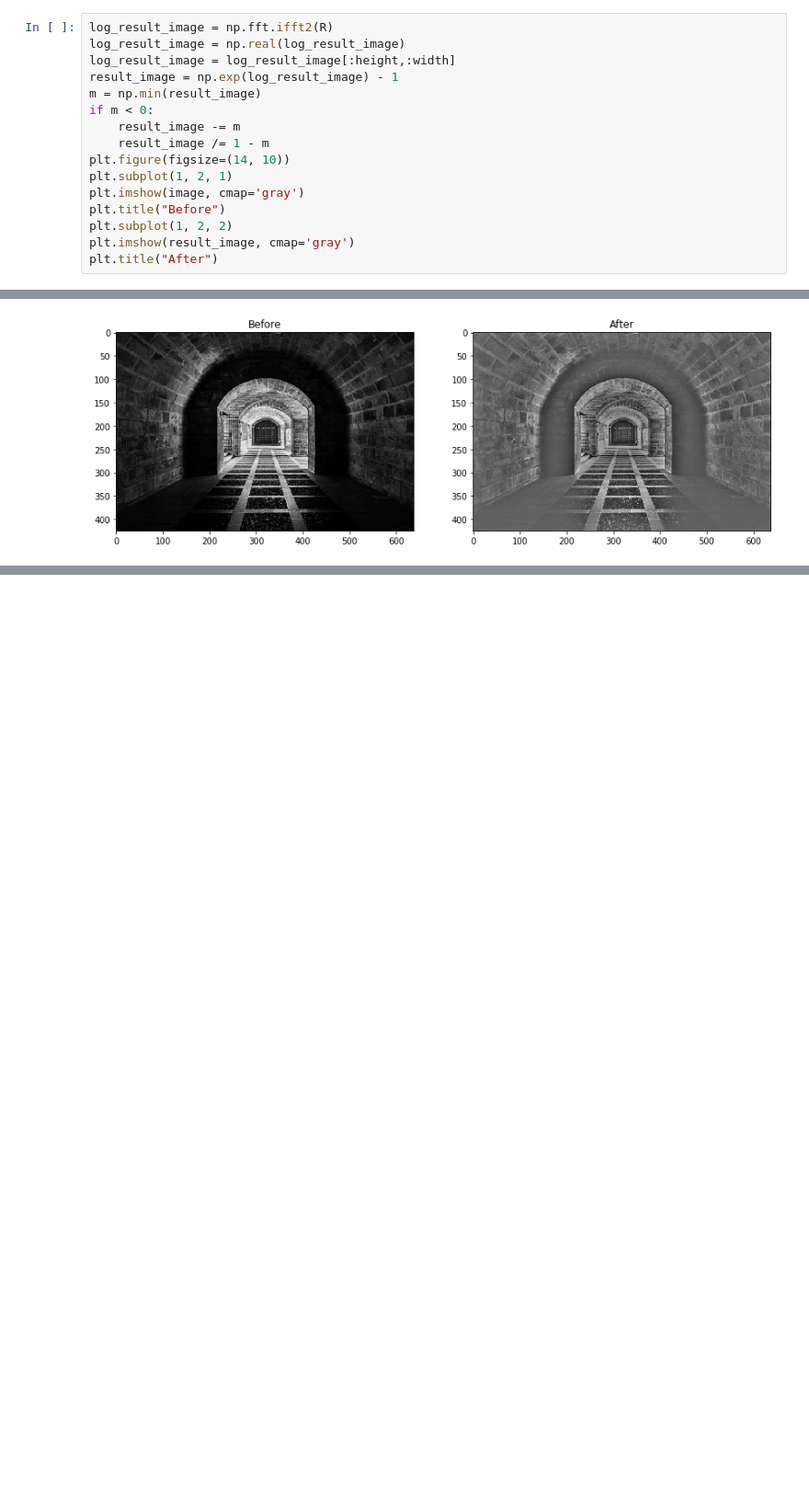
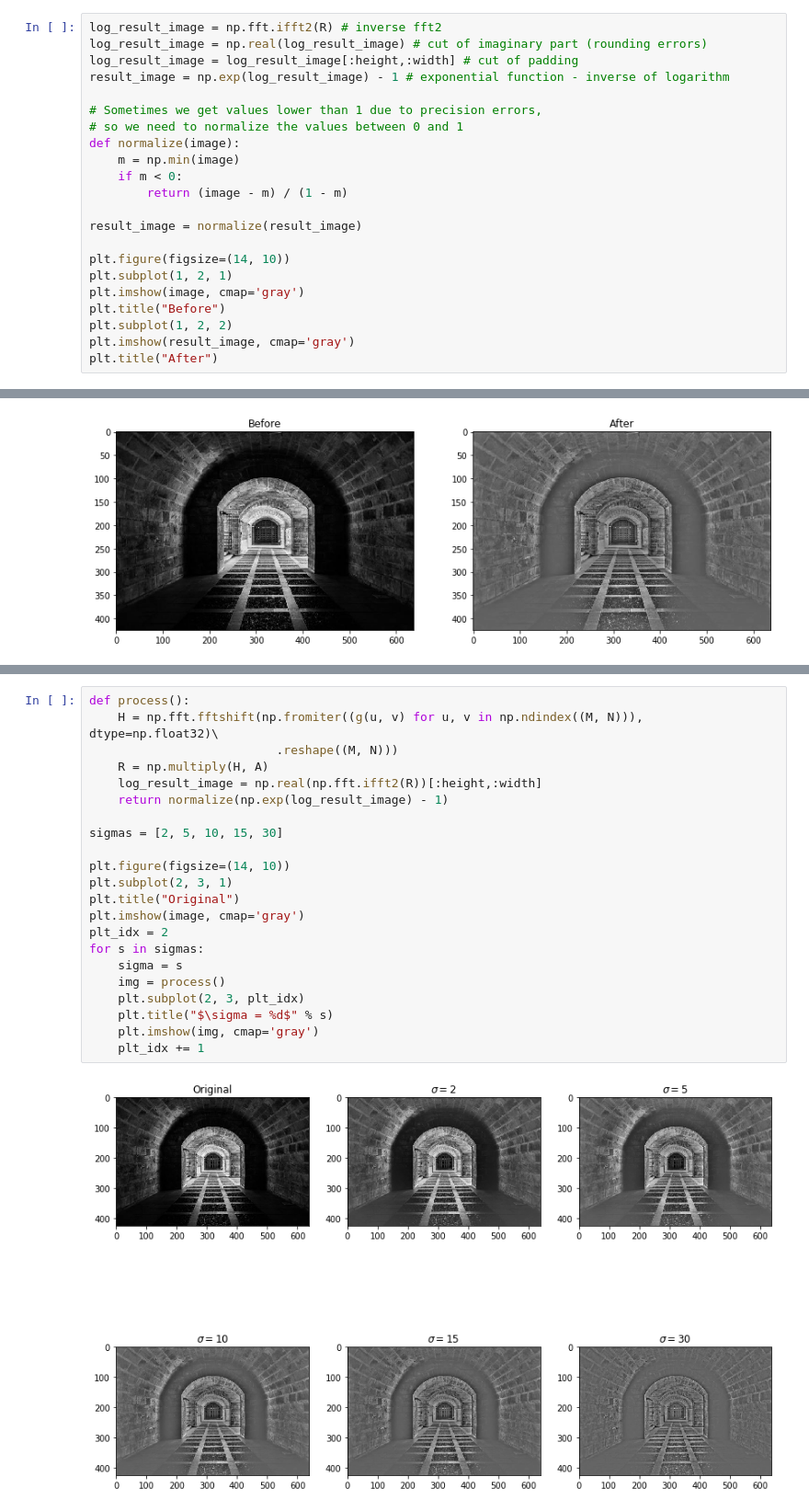
Before and after one commit to anders-hopland/tdt4195, a Jupyter notebook: project/homomorphic_filtering.ipynb, the cells around one changed output, grey strips where cells are left out. Shown at 92% size. Cells and saved outputs as stored; diff of their text form; blank space fills up the shorter version.

Commit message:
Add more sigma examples

```diff
--- a/project/homomorphic_filtering.ipynb
+++ b/project/homomorphic_filtering.ipynb
@@ -83,14 +83,20 @@ plt.imshow(np.log(np.abs(np.fft.ifftshift(R))),  cmap='gray') # plot the log of
 # %% [markdown]
 Perform the inverse fourier transform to get the image back in the time or pixel domain, and use the exponential function to revert the logarithm.
 # %%
-log_result_image = np.fft.ifft2(R)
-log_result_image = np.real(log_result_image)
-log_result_image = log_result_image[:height,:width]
-result_image = np.exp(log_result_image) - 1
-m = np.min(result_image)
-if m < 0:
-    result_image -= m
-    result_image /= 1 - m
+log_result_image = np.fft.ifft2(R) # inverse fft2
+log_result_image = np.real(log_result_image) # cut of imaginary part (rounding errors)
+log_result_image = log_result_image[:height,:width] # cut of padding
+result_image = np.exp(log_result_image) - 1 # exponential function - inverse of logarithm
+
+# Sometimes we get values lower than 1 due to precision errors,
+# so we need to normalize the values between 0 and 1
+def normalize(image):
+    m = np.min(image)
+    if m < 0:
+        return (image - m) / (1 - m)
+
+result_image = normalize(result_image)
+
 plt.figure(figsize=(14, 10))
 plt.subplot(1, 2, 1)
 plt.imshow(image, cmap='gray')
@@ -105,0 +114,24 @@ In the end result we can see that some details has become sharper, however we ha
+# %%
+def process():
+    H = np.fft.fftshift(np.fromiter((g(u, v) for u, v in np.ndindex((M, N))), dtype=np.float32)\
+                          .reshape((M, N)))
+    R = np.multiply(H, A)
+    log_result_image = np.real(np.fft.ifft2(R))[:height,:width]
+    return normalize(np.exp(log_result_image) - 1)
+
+sigmas = [2, 5, 10, 15, 30]
+
+plt.figure(figsize=(14, 10))
+plt.subplot(2, 3, 1)
+plt.title("Original")
+plt.imshow(image, cmap='gray')
+plt_idx = 2
+for s in sigmas:
+    sigma = s
+    img = process()
+    plt.subplot(2, 3, plt_idx)
+    plt.title("$\sigma = %d$" % s)
+    plt.imshow(img, cmap='gray')
+    plt_idx += 1
+# %% [output]
+[figure, added]
```
Also changed, not shown: parts of 4 cells of this notebook.
